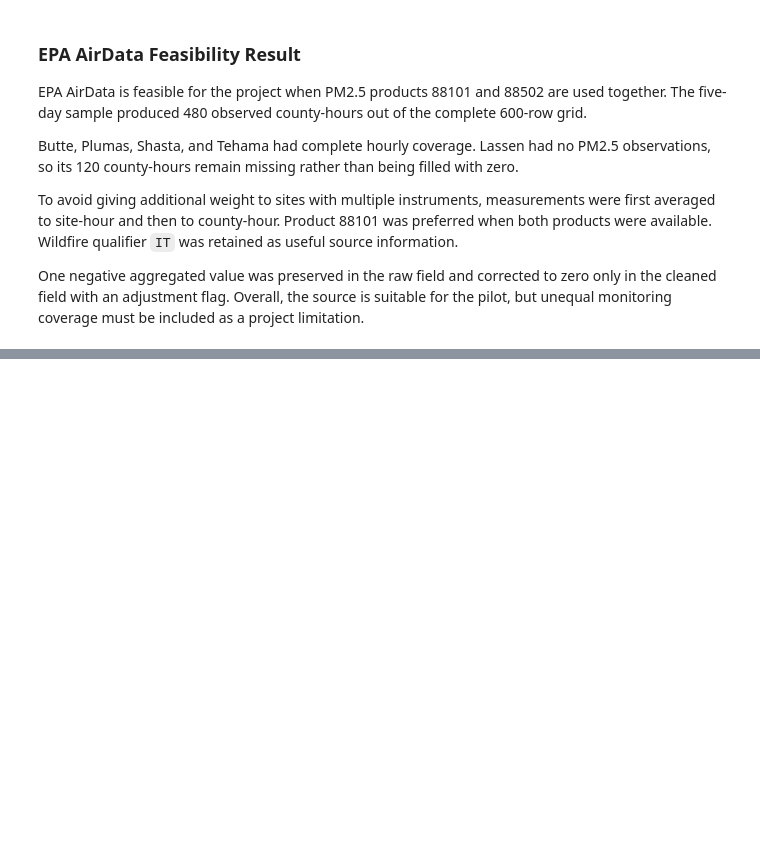
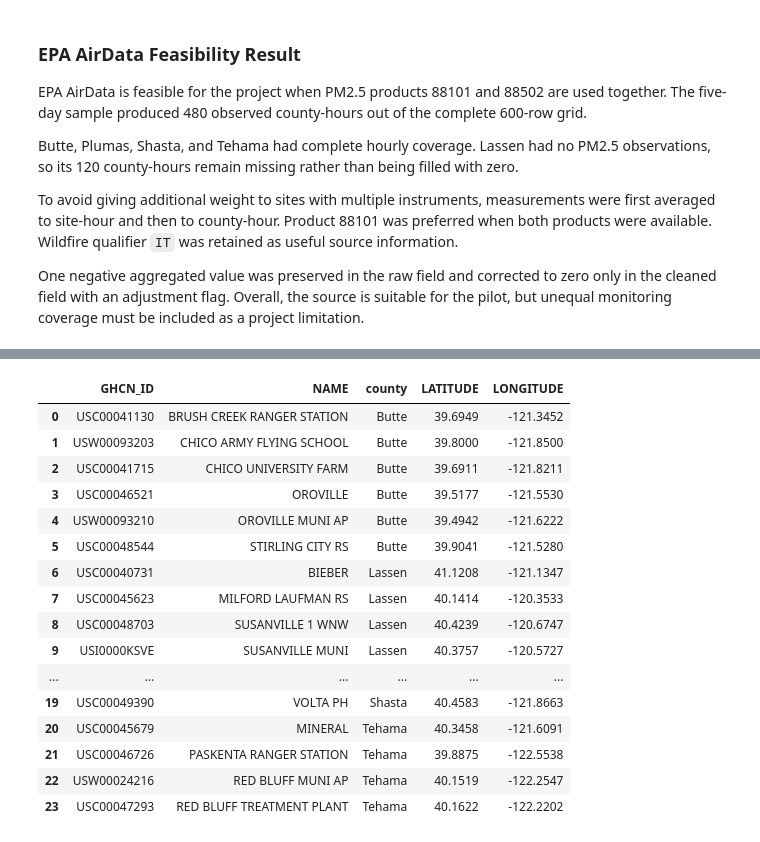
Before and after one commit to varunavy/smokewatch-replay, a Jupyter notebook: notebooks/00_data_feasibility.ipynb, the cells around one changed output, grey strips where cells are left out. Drawn from its saved outputs; the diff is of its cells as text; code cells hidden in the pictures; blank space fills up the shorter version.

Commit message:
Validate NOAA GHCNh weather sample pipeline

```diff
--- a/notebooks/00_data_feasibility.ipynb
+++ b/notebooks/00_data_feasibility.ipynb
@@ -1870,0 +1956,71 @@ One negative aggregated value was preserved in the raw field and corrected to ze
+# %%
+# Confirm that the earlier county-boundary object is available
+
+assert "pilot_counties" in globals(), (
+    "pilot_counties was not found. "
+    "Run the earlier Census county-boundary cells first."
+)
+
+pilot_counties_weather = pilot_counties.copy()
+
+# Standardize the county-name column
+if "county" in pilot_counties_weather.columns:
+    county_name_column = "county"
+elif "NAME" in pilot_counties_weather.columns:
+    county_name_column = "NAME"
+elif "NAMELSAD" in pilot_counties_weather.columns:
+    county_name_column = "NAMELSAD"
+else:
+    raise KeyError(
+        "A county-name column was not found in pilot_counties."
+    )
+
+pilot_counties_weather["county"] = (
+    pilot_counties_weather[county_name_column]
+    .astype(str)
+    .str.replace(" County", "", regex=False)
+)
+
+pilot_counties_weather = pilot_counties_weather.loc[
+    pilot_counties_weather["county"].isin(
+        ["Butte", "Plumas", "Shasta", "Lassen", "Tehama"]
+    )
+].to_crs("EPSG:4326")
+
+weather_station_points = gpd.GeoDataFrame(
+    california_weather_stations,
+    geometry=gpd.points_from_xy(
+        california_weather_stations["LONGITUDE"],
+        california_weather_stations["LATITUDE"],
+    ),
+    crs="EPSG:4326",
+)
+
+stations_in_pilot = gpd.sjoin(
+    weather_station_points,
+    pilot_counties_weather[["county", "geometry"]],
+    how="inner",
+    predicate="within",
+).drop(columns=["index_right"])
+
+stations_in_pilot = (
+    stations_in_pilot
+    .sort_values(["county", "NAME"])
+    .reset_index(drop=True)
+)
+
+print("Stations geographically inside pilot counties:", len(stations_in_pilot))
+print("Pilot counties represented:", stations_in_pilot["county"].nunique())
+
+display(
+    stations_in_pilot[
+        ["GHCN_ID", "NAME", "county", "LATITUDE", "LONGITUDE"]
+    ]
+)
+
+display(
+    stations_in_pilot
+    .groupby("county", as_index=False)
+    .agg(candidate_station_count=("GHCN_ID", "nunique"))
+)
+# %% [output]
@@ -1870,0 +2029,17 @@ One negative aggregated value was preserved in the raw field and corrected to ze
+|  | GHCN_ID | NAME | county | LATITUDE | LONGITUDE |
+| 0 | USC00041130 | BRUSH CREEK RANGER STATION | Butte | 39.6949 | -121.3452 |
+| 1 | USW00093203 | CHICO ARMY FLYING SCHOOL | Butte | 39.8000 | -121.8500 |
+| 2 | USC00041715 | CHICO UNIVERSITY FARM | Butte | 39.6911 | -121.8211 |
+| 3 | USC00046521 | OROVILLE | Butte | 39.5177 | -121.5530 |
+| 4 | USW00093210 | OROVILLE MUNI AP | Butte | 39.4942 | -121.6222 |
+| 5 | USC00048544 | STIRLING CITY RS | Butte | 39.9041 | -121.5280 |
+| 6 | USC00040731 | BIEBER | Lassen | 41.1208 | -121.1347 |
+| 7 | USC00045623 | MILFORD LAUFMAN RS | Lassen | 40.1414 | -120.3533 |
+| 8 | USC00048703 | SUSANVILLE 1 WNW | Lassen | 40.4239 | -120.6747 |
+| 9 | USI0000KSVE | SUSANVILLE MUNI | Lassen | 40.3757 | -120.5727 |
+| ... | ... | ... | ... | ... | ... |
+| 19 | USC00049390 | VOLTA PH | Shasta | 40.4583 | -121.8663 |
+| 20 | USC00045679 | MINERAL | Tehama | 40.3458 | -121.6091 |
+| 21 | USC00046726 | PASKENTA RANGER STATION | Tehama | 39.8875 | -122.5538 |
+| 22 | USW00024216 | RED BLUFF MUNI AP | Tehama | 40.1519 | -122.2547 |
+| 23 | USC00047293 | RED BLUFF TREATMENT PLANT | Tehama | 40.1622 | -122.2202 |
```
Also changed, not shown: parts of 16 cells of this notebook.
